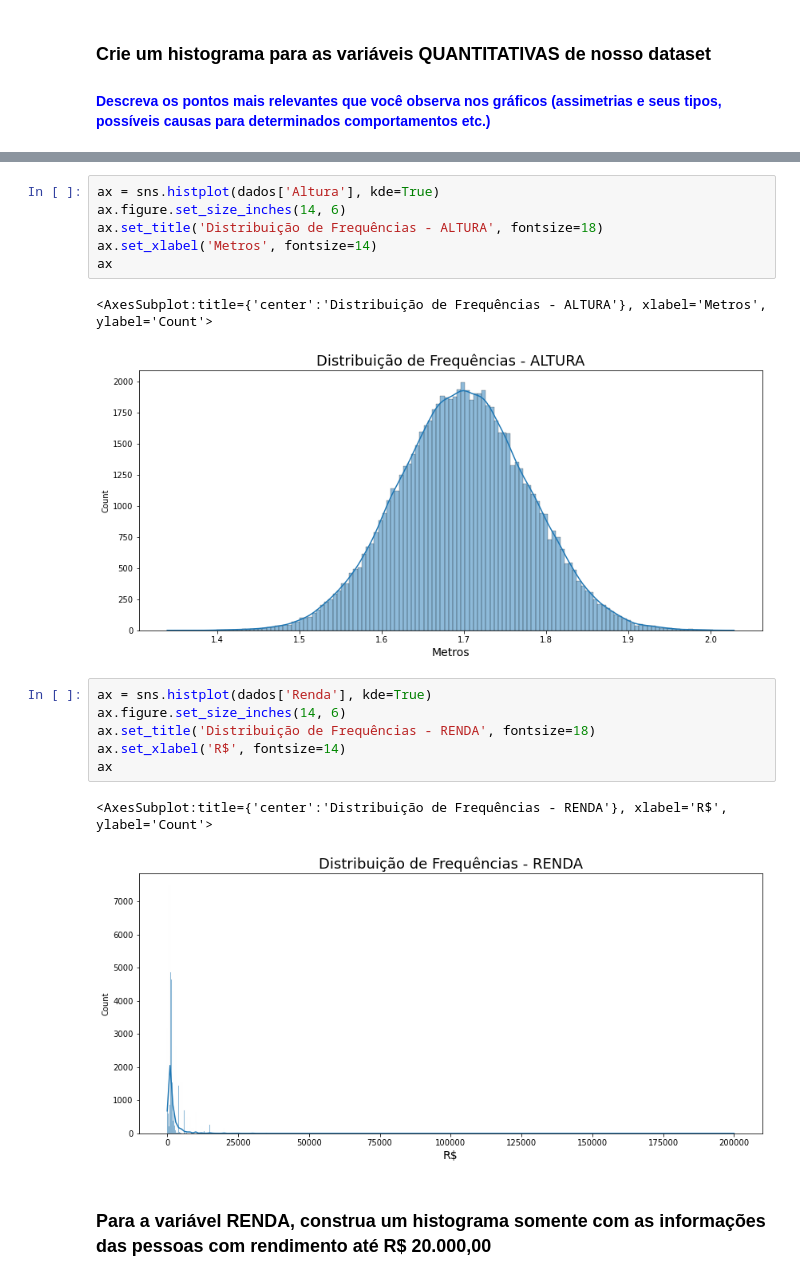
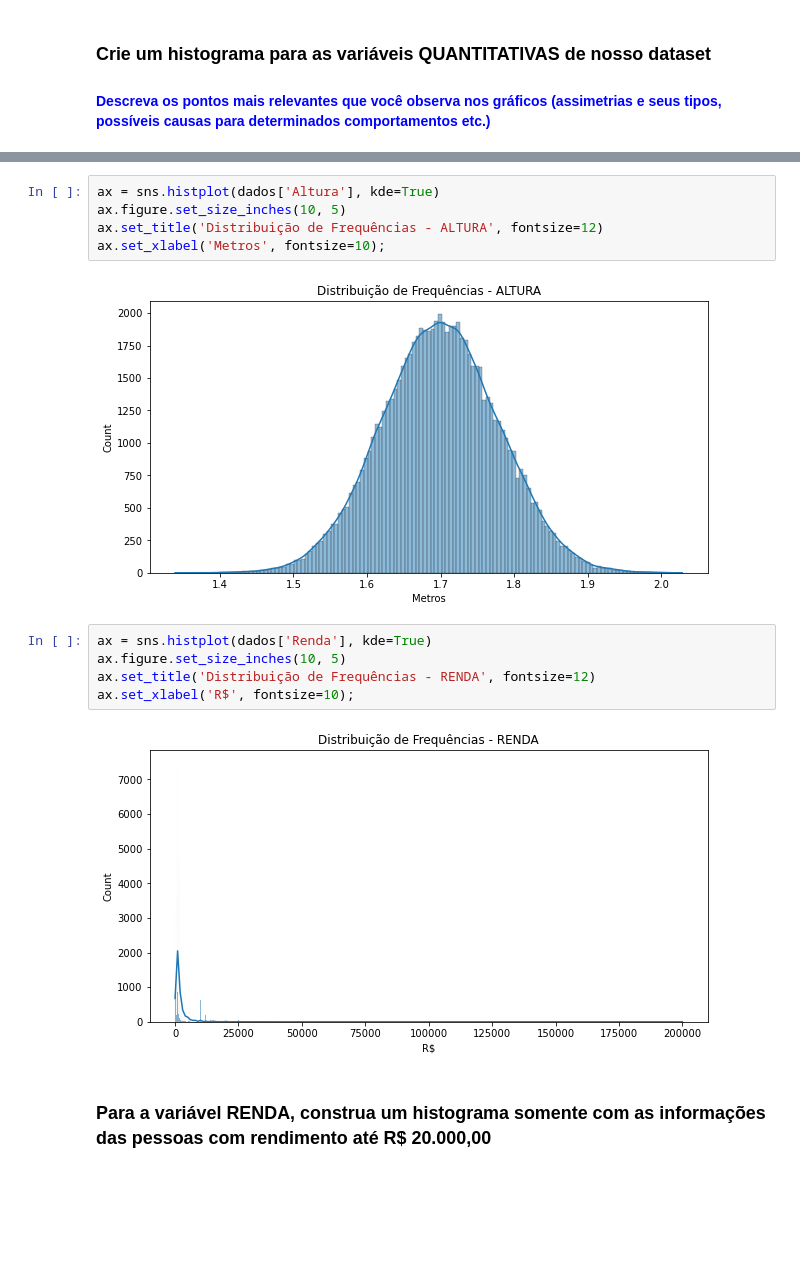
Before and after one commit to dehscardoso/desenvolve-boticario, a Jupyter notebook: Semana 07/Estatística com Python Parte 1 - Frequências e Medidas/Analise_Descritiva.ipynb, the cells around one changed output, grey strips where cells are left out. Cells and saved outputs as stored; diff of their text form; blank space fills up the shorter version.

```diff
--- a/Semana 07/Estatística com Python Parte 1 - Frequências e Medidas/Analise_Descritiva.ipynb
+++ b/Semana 07/Estatística com Python Parte 1 - Frequências e Medidas/Analise_Descritiva.ipynb
@@ -257,21 +254,17 @@ ax
 # %%
 ax = sns.histplot(dados['Altura'], kde=True)
-ax.figure.set_size_inches(14, 6)
-ax.set_title('Distribuição de Frequências - ALTURA', fontsize=18)
-ax.set_xlabel('Metros', fontsize=14)
-ax
+ax.figure.set_size_inches(10, 5)
+ax.set_title('Distribuição de Frequências - ALTURA', fontsize=12)
+ax.set_xlabel('Metros', fontsize=10);
 # %% [output]
-<AxesSubplot:title={'center':'Distribuição de Frequências - ALTURA'}, xlabel='Metros', ylabel='Count'>
-[figure, old version]
+[figure, new version]
 # %%
 ax = sns.histplot(dados['Renda'], kde=True)
-ax.figure.set_size_inches(14, 6)
-ax.set_title('Distribuição de Frequências - RENDA', fontsize=18)
-ax.set_xlabel('R$', fontsize=14)
-ax
+ax.figure.set_size_inches(10, 5)
+ax.set_title('Distribuição de Frequências - RENDA', fontsize=12)
+ax.set_xlabel('R$', fontsize=10);
 # %% [output]
-<AxesSubplot:title={'center':'Distribuição de Frequências - RENDA'}, xlabel='R$', ylabel='Count'>
-[figure, old version]
+[figure, new version]
 # %% [markdown]
 ### Para a variável RENDA, construa um histograma somente com as informações das pessoas com rendimento até R$ 20.000,00
 # %%
```
Also changed, not shown: parts of 8 cells of this notebook, 1 other file.
